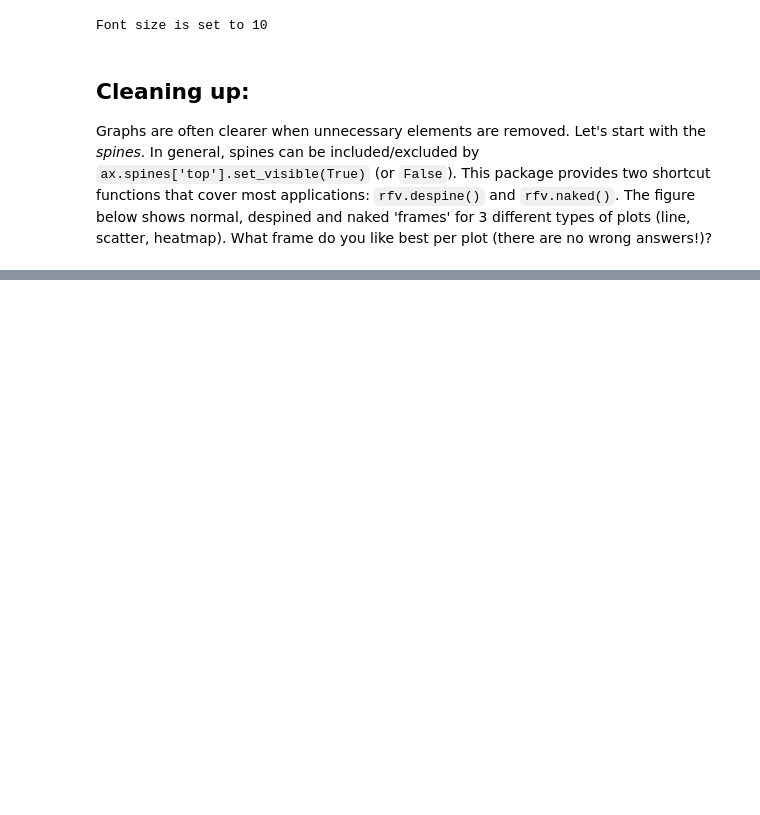
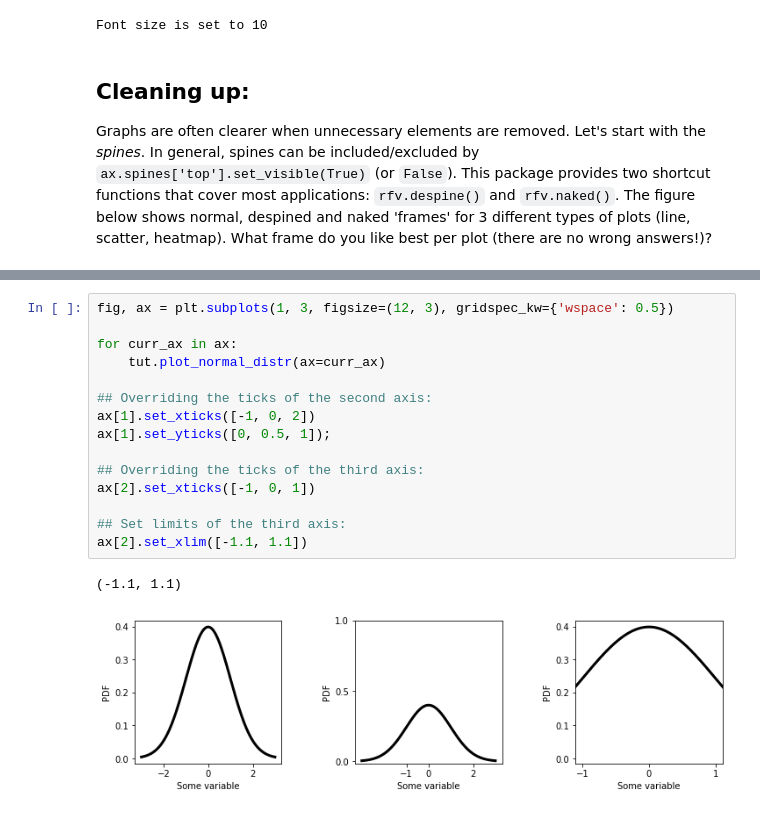
Before and after one commit to vdplasthijs/reproducible_figures, a Jupyter notebook: tutorial/RF4: Tidying up.ipynb, the cells around one changed output, grey strips where cells are left out. Saved outputs shown, nothing was run; the diff lists cells and outputs as text; blank space fills up the shorter version.

```diff
--- a/tutorial/RF4: Tidying up.ipynb
+++ b/tutorial/RF4: Tidying up.ipynb
@@ -65,0 +68,18 @@ Text(0.5, 1.0, 'Naked frame (0 spines)')
+# %%
+fig, ax = plt.subplots(1, 3, figsize=(12, 3), gridspec_kw={'wspace': 0.5})
+
+for curr_ax in ax:
+    tut.plot_normal_distr(ax=curr_ax)
+
+## Overriding the ticks of the second axis:
+ax[1].set_xticks([-1, 0, 2])
+ax[1].set_yticks([0, 0.5, 1]);
+
+## Overriding the ticks of the third axis:
+ax[2].set_xticks([-1, 0, 1])
+
+## Set limits of the third axis:
+ax[2].set_xlim([-1.1, 1.1])
+# %% [output]
+(-1.1, 1.1)
+[figure, added]
```
Also changed, not shown: parts of 10 cells of this notebook, 4 other files.
